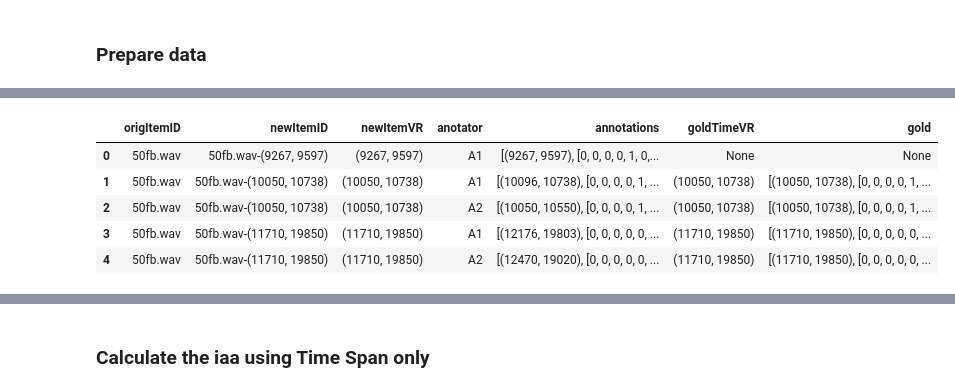
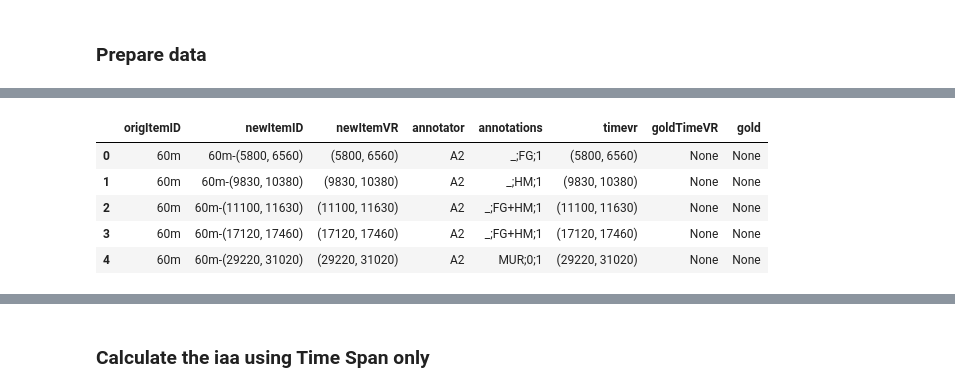
Before and after one commit to rufaelfekadu/Stutter-detection, a Jupyter notebook: notebooks/our_annotations.ipynb, the cells around one changed output, grey strips where cells are left out. Drawn from its saved outputs; the diff is of its cells as text; code cells hidden in the pictures.

```diff
--- a/notebooks/our_annotations.ipynb
+++ b/notebooks/our_annotations.ipynb
@@ -74,10 +74,10 @@ def score(row1, row2, weights=(0.33, 0.33, 0.34)):
 def score_multiple(row1, row2):
     return np.mean([score(r1, r2) for r1 in row1 for r2 in row2])
 # %%
-df = pd.read_csv('../datasets/fluencybank/csv/test/reading_test.csv')
-df['timevr'] = df.iloc[:, 2:].apply(lambda row: Vector(row[0], row[1]), axis=1)
-df['annotations'] = df.iloc[:, 2:].apply(lambda row: [Vector(row[0], row[1]), row[2:]], axis=1)
-df_ann = df[df['anotator'].isin(['A1', 'A2', 'A3'])]
-df_gold = df[df['anotator'] == 'Gold']
-df.head()
+df = pd.read_csv('../datasets/fluencybank/our_annotations/reading/csv/total_label.csv')
+df['timevr'] = df.apply(lambda row: Vector(row['start'], row['end']), axis=1)
+df['annotations'] = df.apply(lambda row: [Vector(row['start'], row['end']), row['label']], axis=1)
+df_ann = df[df['annotator'].isin(['A1', 'A2', 'A3'])]
+df_gold = df[df['annotator'] == 'Gold']
+df_ann.head()
 # %% [output]
@@ -112,6 +112,7 @@ def fragment_by_overlaps(annodf, uid_colname, item_colname, label_colname, decom
         newItemVR = []
         uid = []
         label = []
+        timevr = []
         goldtimevr = []
         goldlabel = []
         for region in regions:
@@ -121,19 +122,20 @@ def fragment_by_overlaps(annodf, uid_colname, item_colname, label_colname, decom
                     newItemID.append(F"{item_id}-{region}")
                     newItemVR.append(region)
                     uid.append(row[uid_colname])
-                    label.append(row[label_colname])
+                    label.append(row['label'])
+                    timevr.append(row['timevr'])
                     if gold_df is not None:
                         # get the gold label that intersects with the region
                         gold_timevr = [vr[0] for vr in gold_df[(gold_df[item_colname] == item_id)][label_colname] if region.intersects(vr[0])]
                         gold_timevr = gold_timevr[0] if len(gold_timevr) > 0 else None
                         goldtimevr.append(gold_timevr)
 
-                        gold_label = [lbl for lbl in gold_df[(gold_df[item_colname] == item_id)][label_colname] if region.intersects(lbl[0])]
+                        gold_label = [lbl[1] for lbl in gold_df[(gold_df[item_colname] == item_id)][label_colname] if region.intersects(lbl[0])]
                         gold_label = gold_label[0] if len(gold_label) > 0 else None
                         goldlabel.append(gold_label)
                     else:
                         goldtimevr.append(None)
-        resultdfs.append(pd.DataFrame({"origItemID":origItemID, "newItemID":newItemID, "newItemVR":newItemVR, uid_colname:uid, label_colname:label, "goldTimeVR":goldtimevr, "gold":goldlabel}))
+        resultdfs.append(pd.DataFrame({"origItemID":origItemID, "newItemID":newItemID, "newItemVR":newItemVR, uid_colname:uid, label_colname:label, "timevr":timevr, "goldTimeVR":goldtimevr, "gold":goldlabel}))
     return pd.concat(resultdfs)
 
 def decomp_fn(vectorranges, use_centroids=True, dist_fn=None):
@@ -142,37 +144,37 @@ def decomp_fn(vectorranges, use_centroids=True, dist_fn=None):
         centroids = np.array([vr.centroid for vr in vectorranges]).reshape(-1, 1)
         # dists = euclidean_distances(centroids)
         # mean_dist = np.std(dists)
         mean_dist = 1000
         clustering = AgglomerativeClustering(n_clusters=None,
                                              distance_threshold=mean_dist)
         clustering.fit(centroids)
     else:
         dists = np.array([[1 - iou(a, b) for a in vectorranges] for b in vectorranges])
         mean_dist = np.std(dists)
         clustering = AgglomerativeClustering(n_clusters=None,
                                              distance_threshold=mean_dist,
                                              affinity="precomputed",
                                              linkage="average")
         clustering.fit(dists)
 
     labels = clustering.labels_
     labeldict = defaultdict(list)
     for i, label in enumerate(labels):
         labeldict[label].append(i)
     result = []
     for indices in labeldict.values():
         uv = unionize_vectorrange_sequence(np.array(vectorranges)[np.array(indices)])
         result.append(uv)
 
     return result
 
-grannodf = fragment_by_overlaps(df_ann, "anotator", "media_file", "annotations", decomp_fn, gold_df=df_gold)
+grannodf = fragment_by_overlaps(df_ann, "annotator", "media_file", "annotations", decomp_fn, gold_df=df_gold)
 # grannodf['gold'] = grannodf['gold'].apply(lambda x: x[0] if len(x) > 0 else None)
 grannodf.head()
 # %% [output]
-|  | origItemID | newItemID | newItemVR | anotator | annotations | goldTimeVR | gold |
-| 0 | 50fb.wav | 50fb.wav-(9267, 9597) | (9267, 9597) | A1 | [(9267, 9597), [0, 0, 0, 0, 1, 0,... | None | None |
-| 1 | 50fb.wav | 50fb.wav-(10050, 10738) | (10050, 10738) | A1 | [(10096, 10738), [0, 0, 0, 0, 1, ... | (10050, 10738) | [(10050, 10738), [0, 0, 0, 0, 1, ... |
-| 2 | 50fb.wav | 50fb.wav-(10050, 10738) | (10050, 10738) | A2 | [(10050, 10550), [0, 0, 0, 0, 1, ... | (10050, 10738) | [(10050, 10738), [0, 0, 0, 0, 1, ... |
-| 3 | 50fb.wav | 50fb.wav-(11710, 19850) | (11710, 19850) | A1 | [(12176, 19803), [0, 0, 0, 0, 0, ... | (11710, 19850) | [(11710, 19850), [0, 0, 0, 0, 0, ... |
-| 4 | 50fb.wav | 50fb.wav-(11710, 19850) | (11710, 19850) | A2 | [(12470, 19020), [0, 0, 0, 0, 0, ... | (11710, 19850) | [(11710, 19850), [0, 0, 0, 0, 0, ... |
+|  | origItemID | newItemID | newItemVR | annotator | annotations | timevr | goldTimeVR | gold |
+| 0 | 60m | 60m-(5800, 6560) | (5800, 6560) | A2 | _;FG;1 | (5800, 6560) | None | None |
+| 1 | 60m | 60m-(9830, 10380) | (9830, 10380) | A2 | _;HM;1 | (9830, 10380) | None | None |
+| 2 | 60m | 60m-(11100, 11630) | (11100, 11630) | A2 | _;FG+HM;1 | (11100, 11630) | None | None |
+| 3 | 60m | 60m-(17120, 17460) | (17120, 17460) | A2 | _;FG+HM;1 | (17120, 17460) | None | None |
+| 4 | 60m | 60m-(29220, 31020) | (29220, 31020) | A2 | MUR;0;1 | (29220, 31020) | None | None |
```
Also changed, not shown: parts of 17 cells of this notebook, 10 other files.
